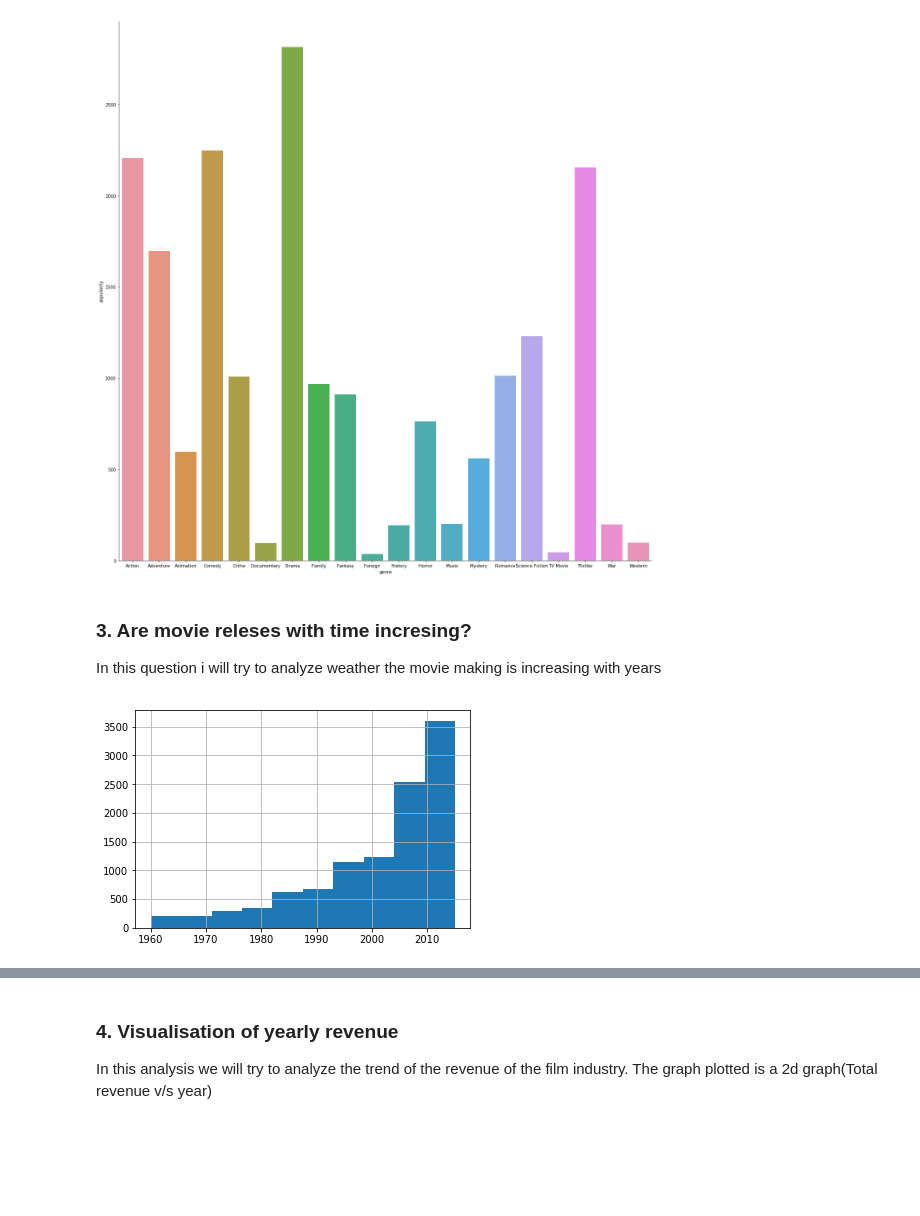
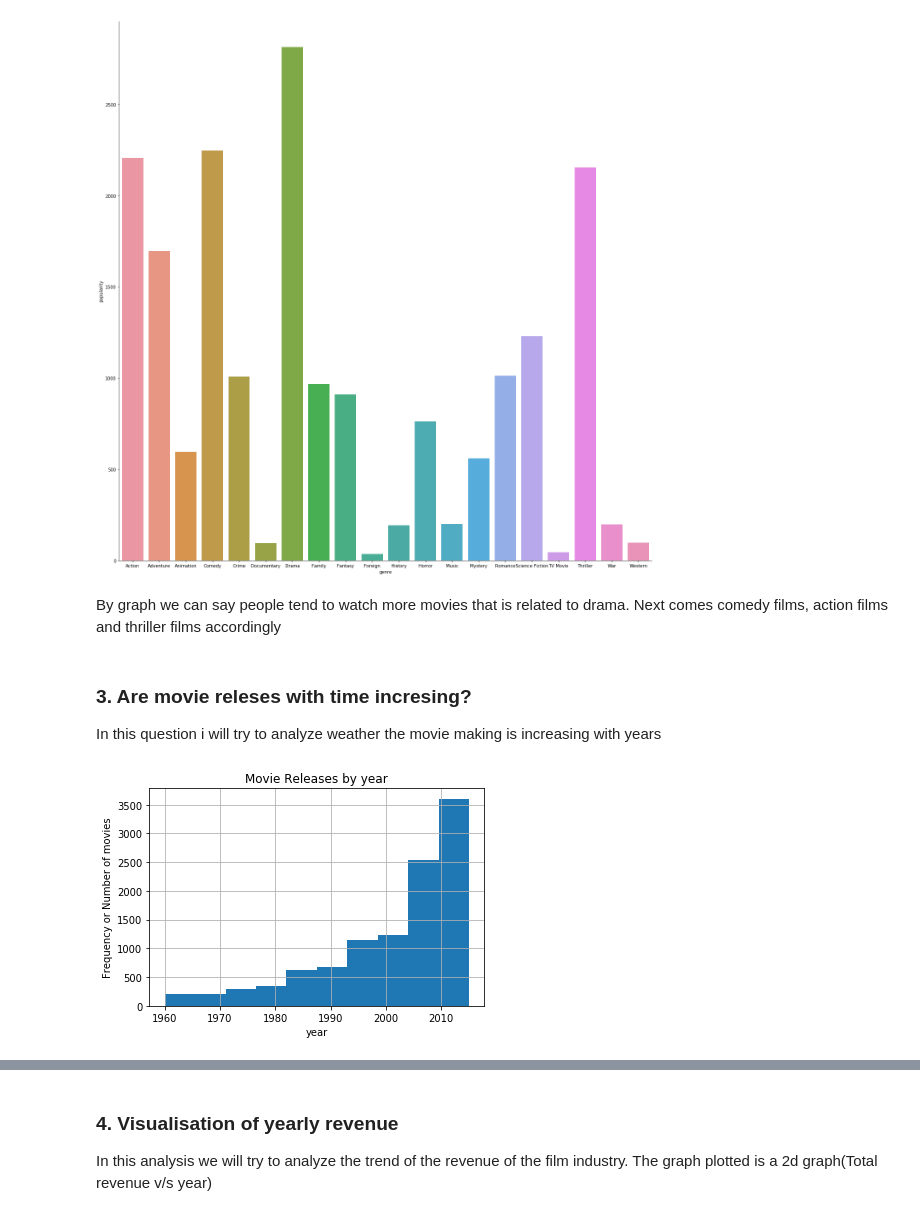
Before and after one commit to sumukhakaparthi/Movie-analysis, a Jupyter notebook: movie_analysis.ipynb, the cells around one changed output, grey strips where cells are left out. Saved outputs shown, nothing was run; the diff lists cells and outputs as text; code cells hidden in the pictures; blank space fills up the shorter version.

```diff
--- a/movie_analysis.ipynb
+++ b/movie_analysis.ipynb
@@ -166,8 +173,6 @@ df_movie_updated['genres'].fillna('NaN');
 df_movie_updated['production_companies'].fillna('NaN');
 df_movie_updated['imdb_id'].fillna('NaN');
 df_movie_updated['keywords'].fillna('NaN');
-# %%
-df_movie_updated  = pd.read_csv('./data/tmdb-movies-updated.csv',encoding = "ISO-8859-1")
 # %% [markdown]
 <a id='eda'></a>
 ## Exploratory Data Analysis
@@ -249,9 +245,14 @@ sns.factorplot(x= 'genre', y = 'popularity', data = df_gen, kind = 'bar', size =
 # %% [output]
 [figure]
+# %% [markdown]
+By graph we can say people tend to watch more movies that is related to drama. Next comes comedy films, action films and thriller films accordingly
 # %% [markdown]
 ### 3. Are movie releses with time incresing?
 In this question i will try to analyze weather the movie making is increasing with years
-# %%
-df_movie_updated['release_year'].hist();
-# %% [output]
-[figure, removed]
+# %%
+df_movie_updated['release_year'].hist();
+plt.title('Movie Releases by year')
+plt.xlabel('year')
+plt.ylabel('Frequency or Number of movies');
+# %% [output]
+[figure, added]
```
Also changed, not shown: parts of 36 cells of this notebook.
